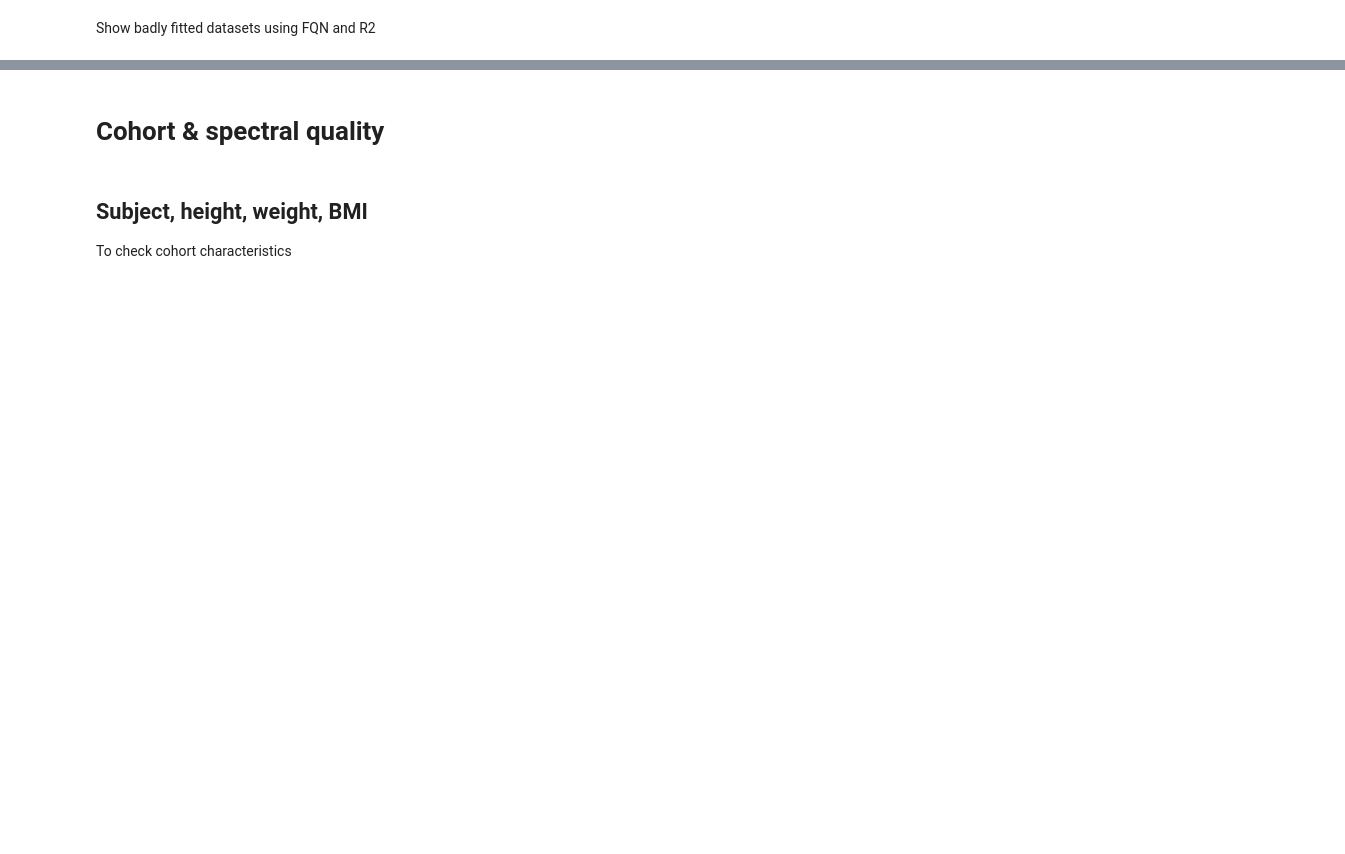
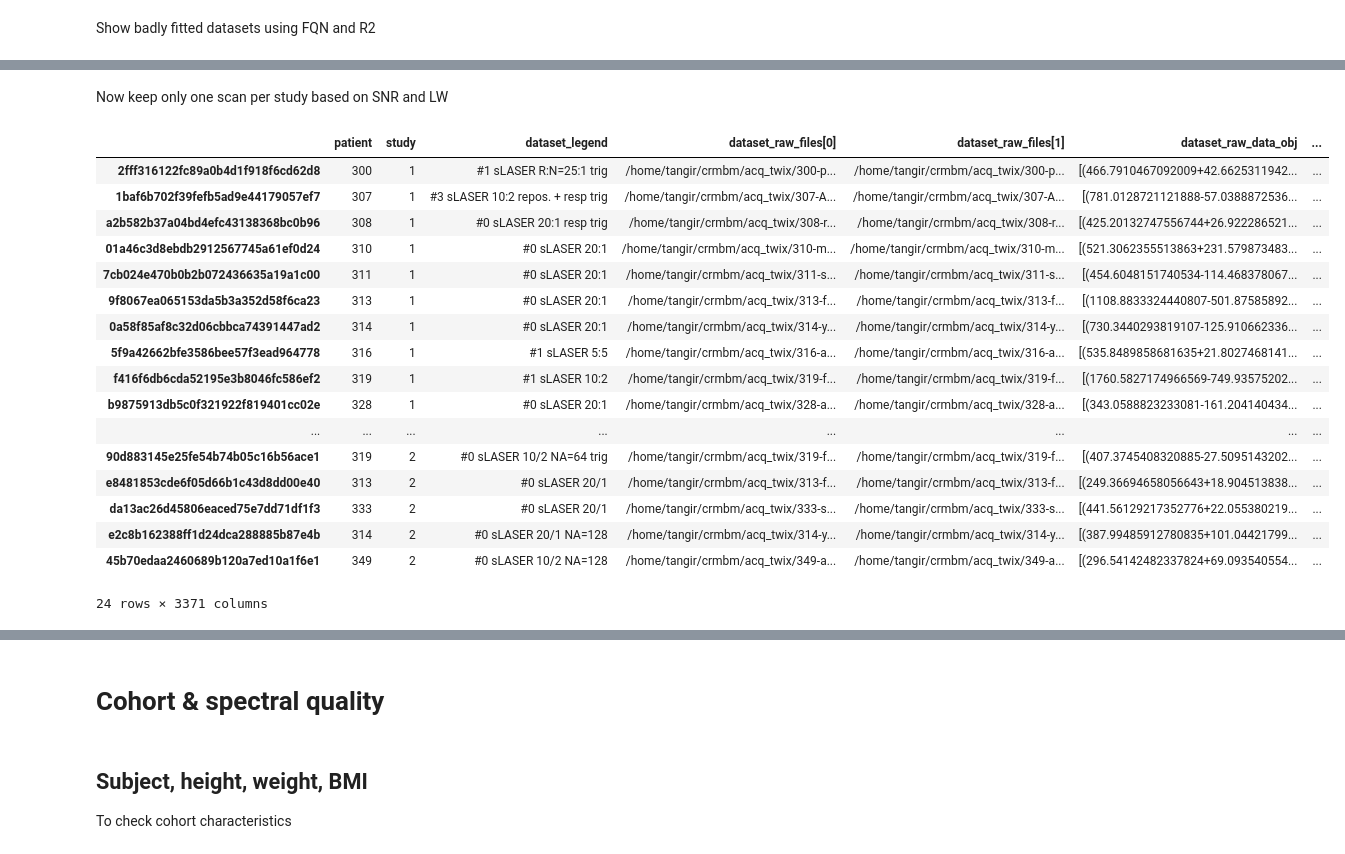
Before and after one commit to tngrssl/pastis, a Jupyter notebook: notebooks/stats.ipynb, the cells around one changed output, grey strips where cells are left out. Saved outputs shown, nothing was run; the diff lists cells and outputs as text; code cells hidden in the pictures; blank space fills up the shorter version.

```diff
--- a/notebooks/stats.ipynb
+++ b/notebooks/stats.ipynb
@@ -111,0 +106,13 @@ df_bad_fit[["patient", "study", "dataset_legend", "dataset_raw_analysis-results_
+# %%
+n_patient_study_before_filtering = df["patient_study_id"].nunique()
+
+df2removed = df.loc[(df["dataset_raw_data__sequence_name"] != "eja_svs_slaser")
+                 | (df["dataset_raw_data__sequence_gating_mode"] != sim.gating_signal_source.RESP_GATING)]
+
+df_filtered = df.loc[(df["dataset_raw_data__sequence_name"] == "eja_svs_slaser")
+                 & (df["dataset_raw_data__sequence_gating_mode"] == sim.gating_signal_source.RESP_GATING)]
+
+# check that we did not remove any patient/study
+n_patient_study_after_filtering = df_filtered["patient_study_id"].nunique()
+
+df2removed
@@ -111,0 +150,43 @@ df_bad_fit[["patient", "study", "dataset_legend", "dataset_raw_analysis-results_
+# %% [markdown]
+Now keep only one scan per study based on SNR and LW
+# %%
+# using previously filtered db
+df = df_filtered
+
+n_patient_study_before_filtering = df["patient_study_id"].nunique()
+
+df_unique = pd.DataFrame(columns=df.columns)
+patient_study_id_done = []
+for this_index, this_row in df.iterrows():
+    # find duplicates
+    if(this_row["patient_study_id"] not in patient_study_id_done):
+        this_df_dup = df.loc[df["patient_study_id"] == this_row["patient_study_id"]]
+        this_df_dup_best_snr = this_df_dup.loc[this_df_dup["dataset_raw_analysis-results_cropping_snr"] == this_df_dup["dataset_raw_analysis-results_cropping_snr"].max()]
+        df_unique = df_unique.append([this_df_dup_best_snr])
+        patient_study_id_done.append(this_row["patient_study_id"])
+
+n_patient_study_after_filtering = df_unique["patient_study_id"].nunique()
+
+if(n_patient_study_before_filtering != n_patient_study_after_filtering):
+    log.warning("we removed some patient or study from the db: %d vs %d" % (n_patient_study_before_filtering, n_patient_study_after_filtering))
+
+df_unique
+# %% [output]
+|  | patient | study | dataset_legend | dataset_raw_files[0] | dataset_raw_files[1] | dataset_raw_data_obj | ... |
+| 2fff316122fc89a0b4d1f918f6cd62d8 | 300 | 1 | #1 sLASER R:N=25:1 trig | /home/tangir/crmbm/acq_twix/300-p... | /home/tangir/crmbm/acq_twix/300-p... | [(466.7910467092009+42.6625311942... | ... |
+| 1baf6b702f39fefb5ad9e44179057ef7 | 307 | 1 | #3 sLASER 10:2 repos. + resp trig | /home/tangir/crmbm/acq_twix/307-A... | /home/tangir/crmbm/acq_twix/307-A... | [(781.0128721121888-57.0388872536... | ... |
+| a2b582b37a04bd4efc43138368bc0b96 | 308 | 1 | #0 sLASER 20:1 resp trig | /home/tangir/crmbm/acq_twix/308-r... | /home/tangir/crmbm/acq_twix/308-r... | [(425.20132747556744+26.922286521... | ... |
+| 01a46c3d8ebdb2912567745a61ef0d24 | 310 | 1 | #0 sLASER 20:1 | /home/tangir/crmbm/acq_twix/310-m... | /home/tangir/crmbm/acq_twix/310-m... | [(521.3062355513863+231.579873483... | ... |
+| 7cb024e470b0b2b072436635a19a1c00 | 311 | 1 | #0 sLASER 20:1 | /home/tangir/crmbm/acq_twix/311-s... | /home/tangir/crmbm/acq_twix/311-s... | [(454.6048151740534-114.468378067... | ... |
+| 9f8067ea065153da5b3a352d58f6ca23 | 313 | 1 | #0 sLASER 20:1 | /home/tangir/crmbm/acq_twix/313-f... | /home/tangir/crmbm/acq_twix/313-f... | [(1108.8833324440807-501.87585892... | ... |
+| 0a58f85af8c32d06cbbca74391447ad2 | 314 | 1 | #0 sLASER 20:1 | /home/tangir/crmbm/acq_twix/314-y... | /home/tangir/crmbm/acq_twix/314-y... | [(730.3440293819107-125.910662336... | ... |
+| 5f9a42662bfe3586bee57f3ead964778 | 316 | 1 | #1 sLASER 5:5 | /home/tangir/crmbm/acq_twix/316-a... | /home/tangir/crmbm/acq_twix/316-a... | [(535.8489858681635+21.8027468141... | ... |
+| f416f6db6cda52195e3b8046fc586ef2 | 319 | 1 | #1 sLASER 10:2 | /home/tangir/crmbm/acq_twix/319-f... | /home/tangir/crmbm/acq_twix/319-f... | [(1760.5827174966569-749.93575202... | ... |
+| b9875913db5c0f321922f819401cc02e | 328 | 1 | #0 sLASER 20:1 | /home/tangir/crmbm/acq_twix/328-a... | /home/tangir/crmbm/acq_twix/328-a... | [(343.0588823233081-161.204140434... | ... |
+| ... | ... | ... | ... | ... | ... | ... | ... |
+| 90d883145e25fe54b74b05c16b56ace1 | 319 | 2 | #0 sLASER 10/2 NA=64 trig | /home/tangir/crmbm/acq_twix/319-f... | /home/tangir/crmbm/acq_twix/319-f... | [(407.3745408320885-27.5095143202... | ... |
+| e8481853cde6f05d66b1c43d8dd00e40 | 313 | 2 | #0 sLASER 20/1 | /home/tangir/crmbm/acq_twix/313-f... | /home/tangir/crmbm/acq_twix/313-f... | [(249.36694658056643+18.904513838... | ... |
+| da13ac26d45806eaced75e7dd71df1f3 | 333 | 2 | #0 sLASER 20/1 | /home/tangir/crmbm/acq_twix/333-s... | /home/tangir/crmbm/acq_twix/333-s... | [(441.56129217352776+22.055380219... | ... |
+| e2c8b162388ff1d24dca288885b87e4b | 314 | 2 | #0 sLASER 20/1 NA=128 | /home/tangir/crmbm/acq_twix/314-y... | /home/tangir/crmbm/acq_twix/314-y... | [(387.99485912780835+101.04421799... | ... |
+| 45b70edaa2460689b120a7ed10a1f6e1 | 349 | 2 | #0 sLASER 10/2 NA=128 | /home/tangir/crmbm/acq_twix/349-a... | /home/tangir/crmbm/acq_twix/349-a... | [(296.54142482337824+69.093540554... | ... |
+24 rows × 3371 columns
```
Also changed, not shown: parts of 20 cells of this notebook, 19 other files.
